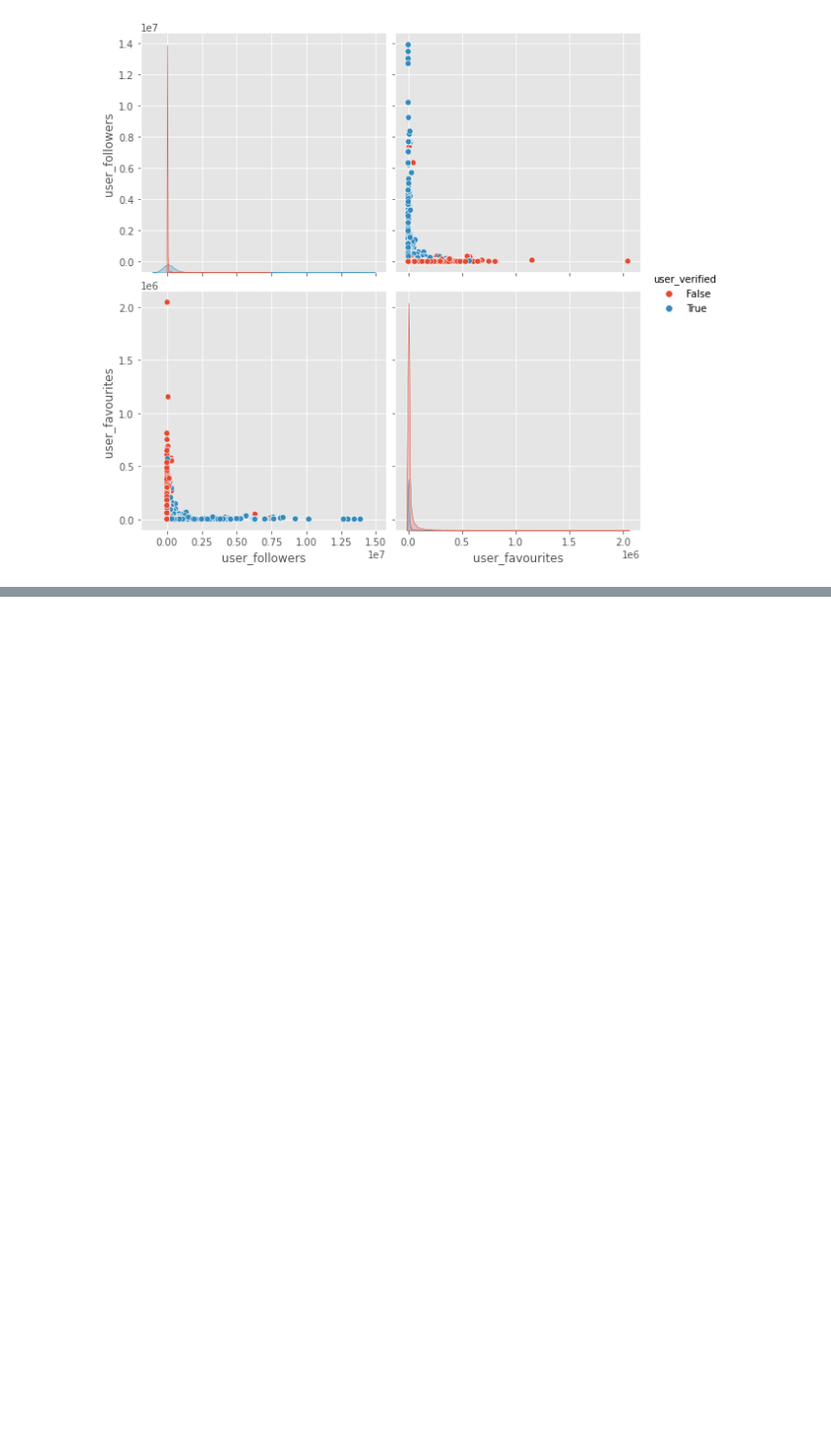
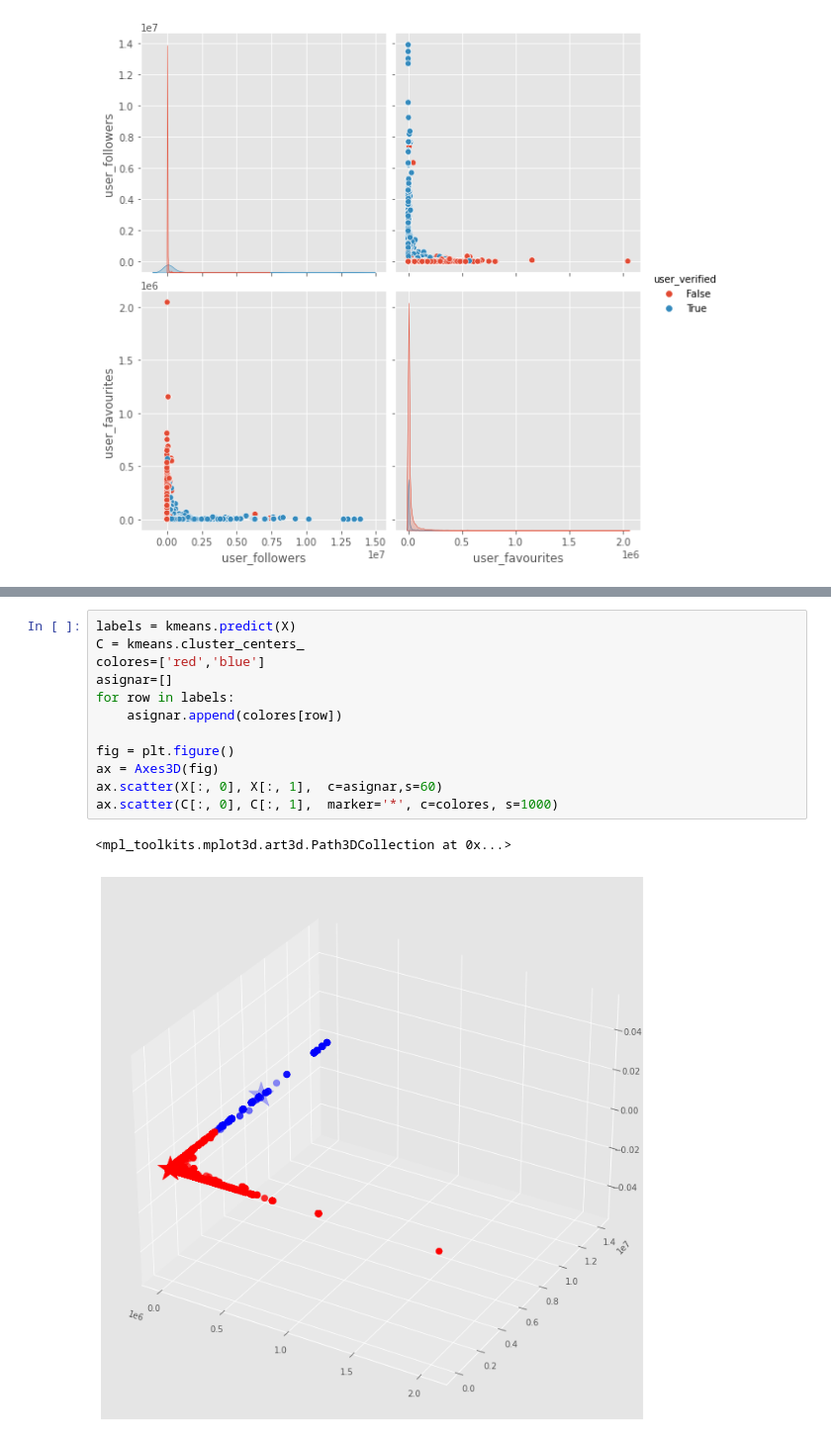
Before and after one commit to LeonelConde/RetoAnalitica, a Jupyter notebook: Reto Analítica de Datos.ipynb, the cells around one changed output, grey strips where cells are left out. Shown at 99% size. Drawn from its saved outputs; the diff is of its cells as text; blank space fills up the shorter version.

```diff
--- a/Reto Analítica de Datos.ipynb
+++ b/Reto Analítica de Datos.ipynb
@@ -130,0 +168,15 @@ sb.pairplot(new_df.dropna(), hue='user_verified',height=4,vars=["user_followers"
+# %%
+labels = kmeans.predict(X)
+C = kmeans.cluster_centers_
+colores=['red','blue']
+asignar=[]
+for row in labels:
+    asignar.append(colores[row])
+
+fig = plt.figure()
+ax = Axes3D(fig)
+ax.scatter(X[:, 0], X[:, 1],  c=asignar,s=60)
+ax.scatter(C[:, 0], C[:, 1],  marker='*', c=colores, s=1000)
+# %% [output]
+<mpl_toolkits.mplot3d.art3d.Path3DCollection at 0x...>
+[figure, added]
```
Also changed, not shown: parts of 7 cells of this notebook, 2 other files.
